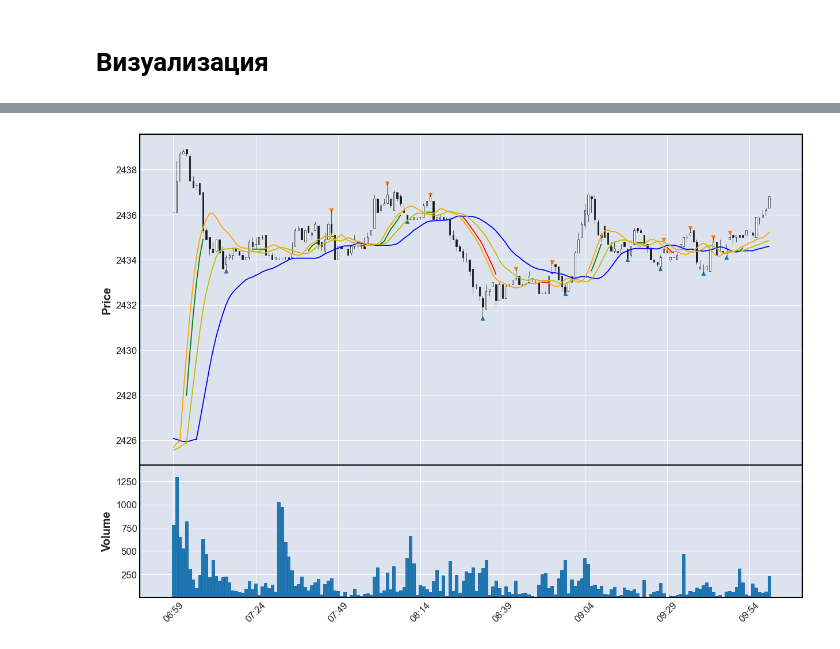
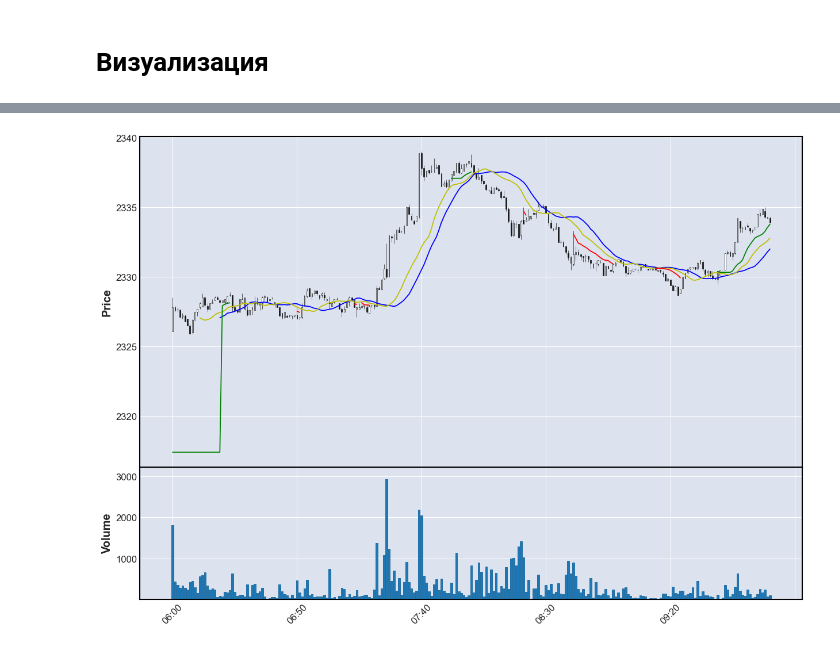
Before and after one commit to palich12/SimpleMomentumBot, a Jupyter notebook: SimpleMomentumBot.ipynb, the cells around one changed output, grey strips where cells are left out. Drawn from its saved outputs; the diff is of its cells as text; code cells hidden in the pictures.

```diff
--- a/SimpleMomentumBot.ipynb
+++ b/SimpleMomentumBot.ipynb
@@ -63,8 +63,8 @@ ticker_data
 # %% [markdown]
 # Описание стратегии
 # %%
-class StrategyStatus(enum.Enum):
-    SEARCH = 1
+class StrategySignal(enum.Enum):
+    NO = 1
     BULL = 2
     BEAR = 3
 # %%
@@ -73,6 +73,7 @@ class StrategyCommand(enum.Enum):
     BUY = 2
     SELL = 3
     CLOSE = 4
+    STOP_LOSS = 5
 # %%
 class Strategy:
 
@@ -197,5 +192,12 @@ class Strategy:
 # %% [markdown]
 # Моделирование торговли
 # %%
-processed_data = ticker_data['2024-06-01 00:00:00':'2024-09-01 00:00:00']
+processig_data = ticker_data
+
+#2024-GDM4
+processig_data = ticker_data['2024-03-01 00:00:00':'2024-06-01 00:00:00']
+
+#2024-GDU4
+#processig_data = ticker_data['2024-06-01 00:00:00':'2024-09-01 00:00:00']
+#processig_data = ticker_data['2024-06-21 00:00:00':'2024-06-26 00:00:00']
 # %%
@@ -428,7 +366,7 @@ Bear deals:  1969
 # %% [markdown]
 # Визуализация
 # %%
-view_data = indicator_data.loc['2024-08-08 6:00:00':'2024-08-08 10:00:00']
+view_data = processed_data.loc['2024-05-06 6:00:00':'2024-05-06 10:00:00']
 view_data
 # %% [output]
 |  | open | close | high | low | volume | jaw | teeth | lips | fractal_bear | fractal_bull | ... |
@@ -448,16 +386,16 @@ view_data
 # %%
 
 apds = [ mpf.make_addplot(view_data["jaw"],   color="b"),
          mpf.make_addplot(view_data["teeth"], color="y"),
-         mpf.make_addplot(view_data["lips"],  color="orange"),
-         mpf.make_addplot(view_data["fractal_bull"],   type='scatter', marker='^'),
-         mpf.make_addplot(view_data["fractal_bear"],   type='scatter', marker='v'),
+         #mpf.make_addplot(view_data["lips"],  color="orange"),
+         #mpf.make_addplot(view_data["fractal_bull"],   type='scatter', marker='^'),
+         #mpf.make_addplot(view_data["fractal_bear"],   type='scatter', marker='v'),
          mpf.make_addplot(view_data["bull_stop_loss"], color="g"),
          mpf.make_addplot(view_data["bear_stop_loss"], color="r")
        ]
 mpf.plot(view_data, addplot=apds, type='candle', volume=True,figscale=2)
 # %% [output]
-[figure, old version]
+[figure, new version]
 # %%
 plt.hist([l["value"] for l in losses ], int(np.var([l["value"] for l in losses ])*3))
 # %% [output]
```
Also changed, not shown: parts of 13 cells of this notebook.
